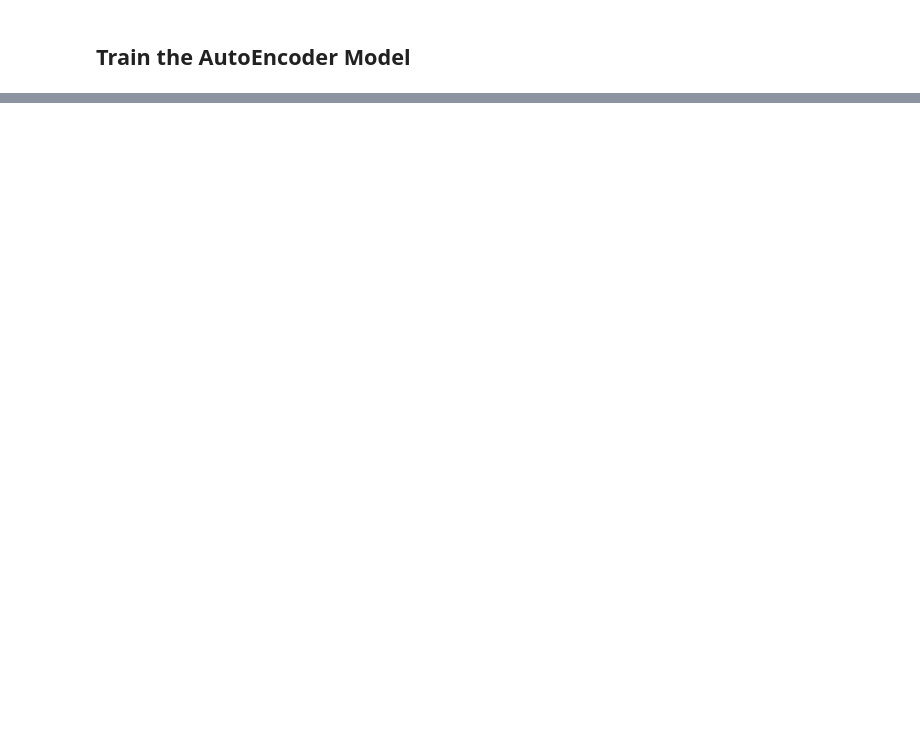
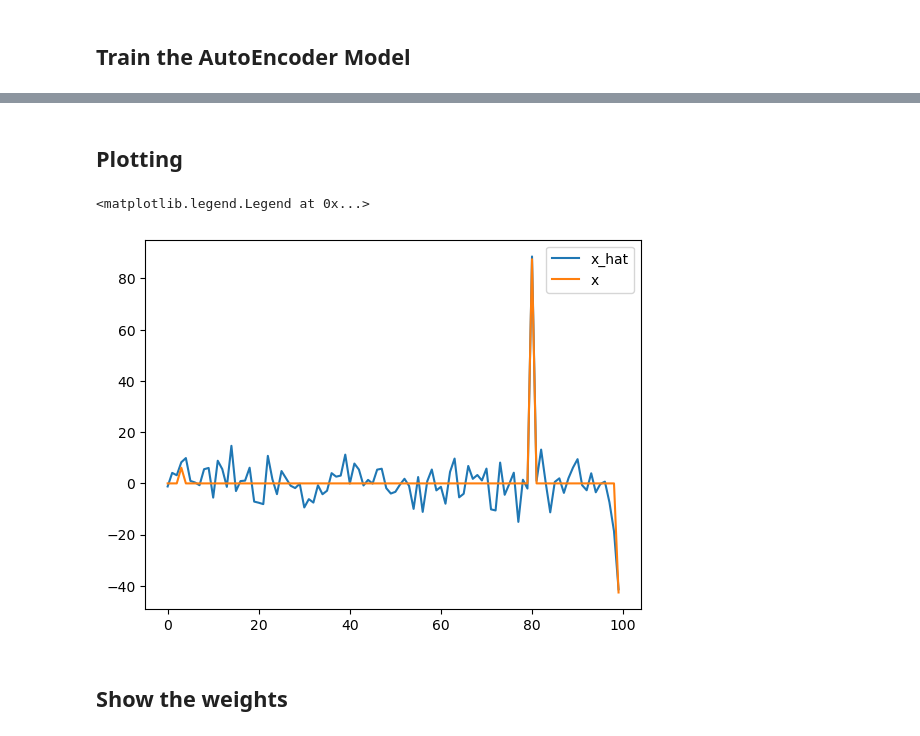
Before and after one commit to tomlijding/DL-based-CS-under-IQ-imbalance, a Jupyter notebook: main.ipynb, the cells around one changed output, grey strips where cells are left out. Drawn from its saved outputs; the diff is of its cells as text; code cells hidden in the pictures; blank space fills up the shorter version.

```diff
--- a/main.ipynb
+++ b/main.ipynb
@@ -408,0 +574,11 @@ tensor([0., 0., 0., 0., 0., 0., 0., 0., 0., 0., 0., 0., 0., 0., 0., 0., 0., 0.,
+# %% [markdown]
+## Plotting
+# %%
+plt.plot(indices,x_hat)
+plt.plot(indices,x)
+plt.legend(("x_hat","x"))
+# %% [output]
+<matplotlib.legend.Legend at 0x...>
+[figure, added]
+# %% [markdown]
+## Show the weights
```
Also changed, not shown: parts of 20 cells of this notebook, 2 other files.
